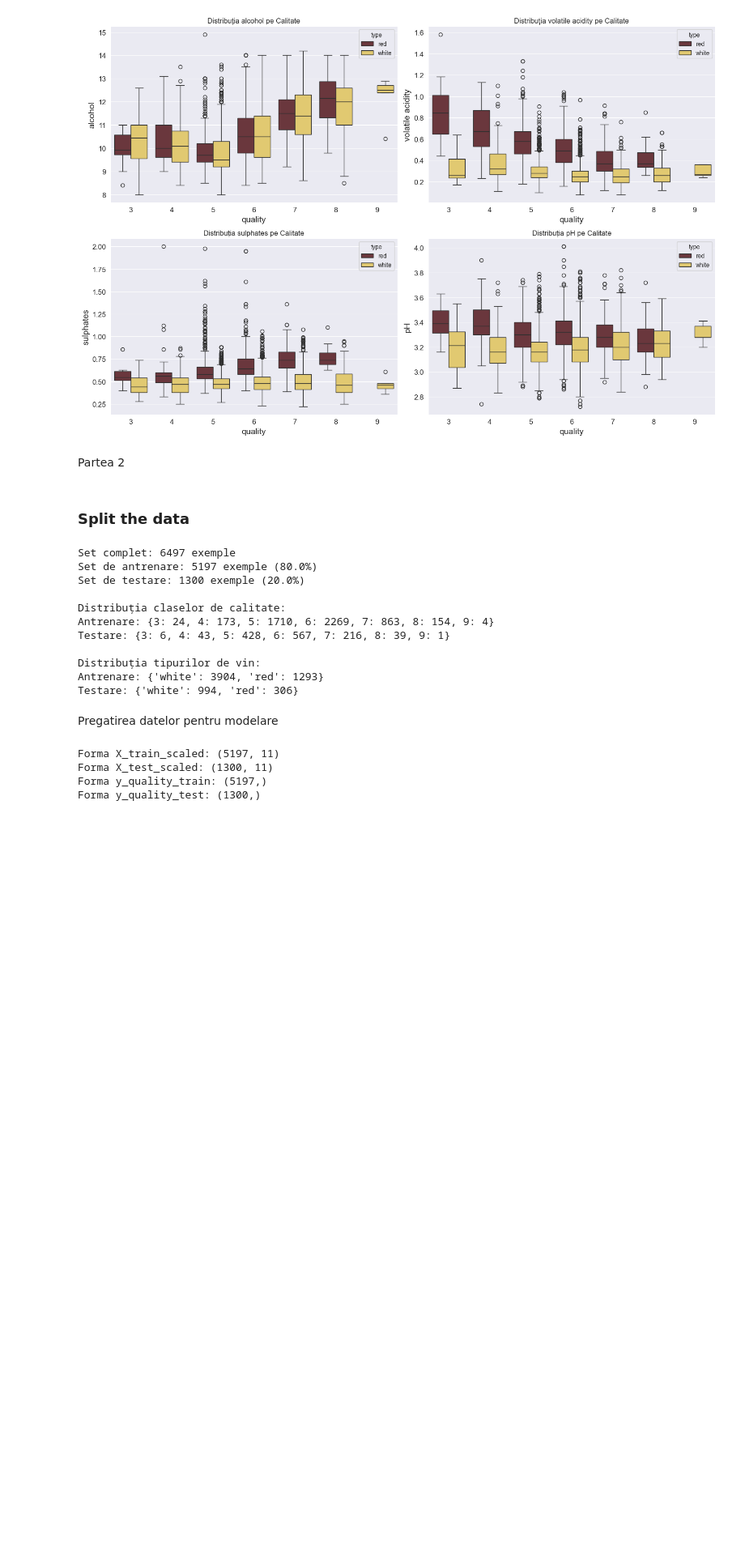
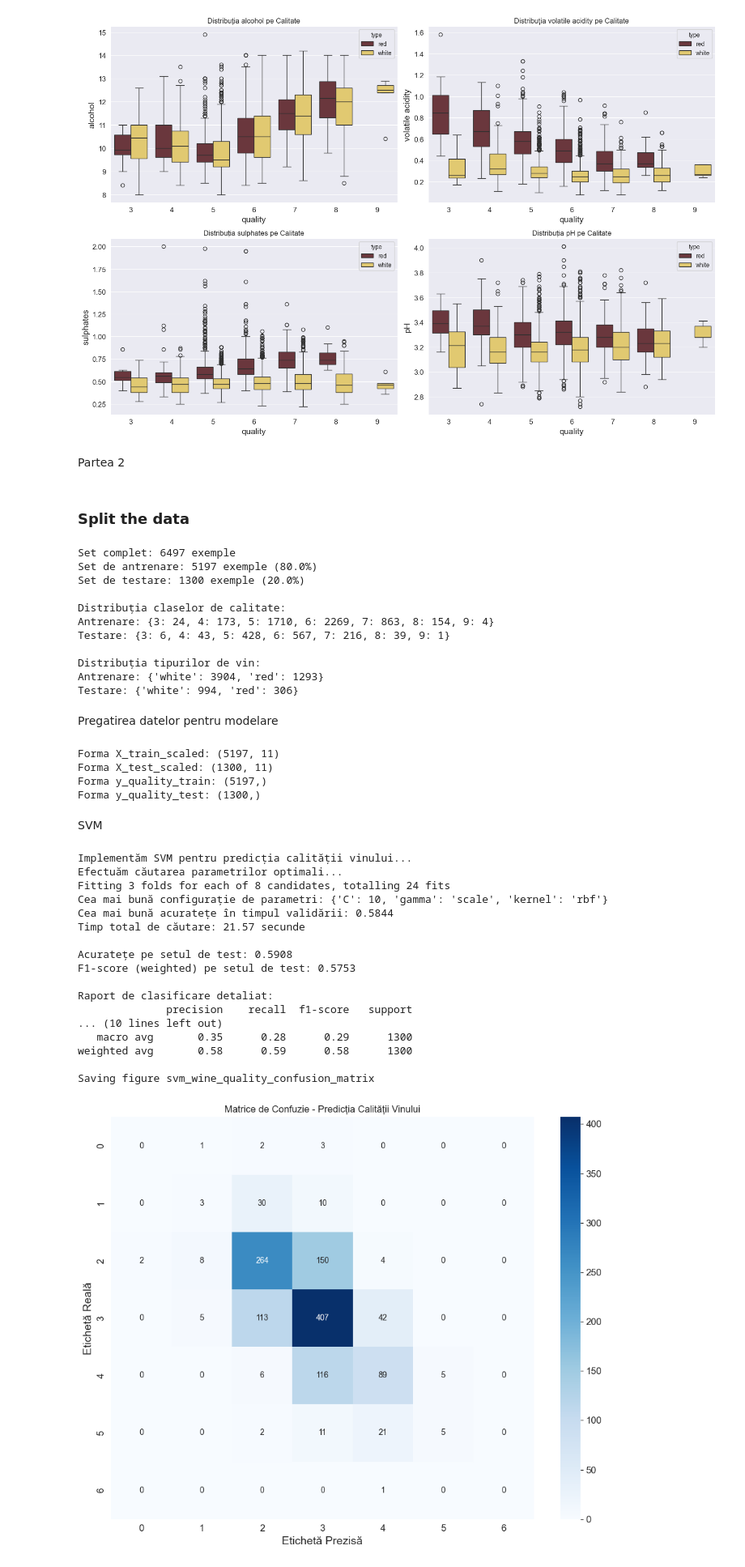
Before and after one commit to AlexCraciun6/MLProject1, a Jupyter notebook: Proiect1.ipynb, the cells around one changed output. Shown at 81% size. Saved outputs shown, nothing was run; the diff lists cells and outputs as text; code cells hidden in the pictures; blank space fills up the shorter version.

```diff
--- a/Proiect1.ipynb
+++ b/Proiect1.ipynb
@@ -394,3 +394,80 @@ Forma X_train_scaled: (5197, 11)
 Forma X_test_scaled: (1300, 11)
 Forma y_quality_train: (5197,)
 Forma y_quality_test: (1300,)
+# %% [markdown]
+SVM
+# %%
+from sklearn.svm import SVC
+from sklearn.metrics import classification_report, accuracy_score, confusion_matrix, f1_score
+from sklearn.model_selection import GridSearchCV, learning_curve
+import time
+import matplotlib.pyplot as plt
+import seaborn as sns
+import numpy as np
+
+# Antrenăm modelul SVM pentru predicția calității vinului
+print("Implementăm SVM pentru predicția calității vinului...")
+
+# Definim parametrii pentru GridSearchCV
+param_grid = {
+    'C': [1, 10],
+    'gamma': ['scale', 'auto'],
+    'kernel': ['rbf', 'linear']
+}
+
+# Inițializăm modelul SVM
+svm = SVC(random_state=42)
+
+# Folosim GridSearchCV pentru a găsi cei mai buni hiperparametri
+print("Efectuăm căutarea parametrilor optimali...")
+start_time = time.time()
+grid_search = GridSearchCV(svm, param_grid, cv=3, scoring='accuracy', verbose=1, n_jobs=-1)
+grid_search.fit(X_train_scaled, y_quality_train)
+end_time = time.time()
+
+# Afișăm rezultatele
+print(f"Cea mai bună configurație de parametri: {grid_search.best_params_}")
+print(f"Cea mai bună acuratețe în timpul validării: {grid_search.best_score_:.4f}")
+print(f"Timp total de căutare: {end_time - start_time:.2f} secunde")
+
+# Extragem modelul optim și evaluăm pe setul de test
+best_svm = grid_search.best_estimator_
+y_pred = best_svm.predict(X_test_scaled)
+
+# Calculăm metricile de performanță
+accuracy = accuracy_score(y_quality_test, y_pred)
+f1 = f1_score(y_quality_test, y_pred, average='weighted')
+
+print(f"\nAcuratețe pe setul de test: {accuracy:.4f}")
+print(f"F1-score (weighted) pe setul de test: {f1:.4f}")
+print("\nRaport de clasificare detaliat:")
+print(classification_report(y_quality_test, y_pred))
+
+# Afișăm matricea de confuzie
+plt.figure(figsize=(10, 8))
+cm = confusion_matrix(y_quality_test, y_pred)
+sns.heatmap(cm, annot=True, fmt="d", cmap="Blues")
+plt.title('Matrice de Confuzie - Predicția Calității Vinului')
+plt.ylabel('Etichetă Reală')
+plt.xlabel('Etichetă Prezisă')
+save_fig('svm_wine_quality_confusion_matrix')
+plt.show()
+# %% [output]
+Implementăm SVM pentru predicția calității vinului...
+Efectuăm căutarea parametrilor optimali...
+Fitting 3 folds for each of 8 candidates, totalling 24 fits
+Cea mai bună configurație de parametri: {'C': 10, 'gamma': 'scale', 'kernel': 'rbf'}
+Cea mai bună acuratețe în timpul validării: 0.5844
+Timp total de căutare: 21.57 secunde
+
+Acuratețe pe setul de test: 0.5908
+F1-score (weighted) pe setul de test: 0.5753
+
+Raport de clasificare detaliat:
+              precision    recall  f1-score   support
+... (10 lines left out)
+   macro avg       0.35      0.28      0.29      1300
+weighted avg       0.58      0.59      0.58      1300
+
+Saving figure svm_wine_quality_confusion_matrix
+[figure, added]
```
Also changed, not shown: parts of 22 cells of this notebook.
